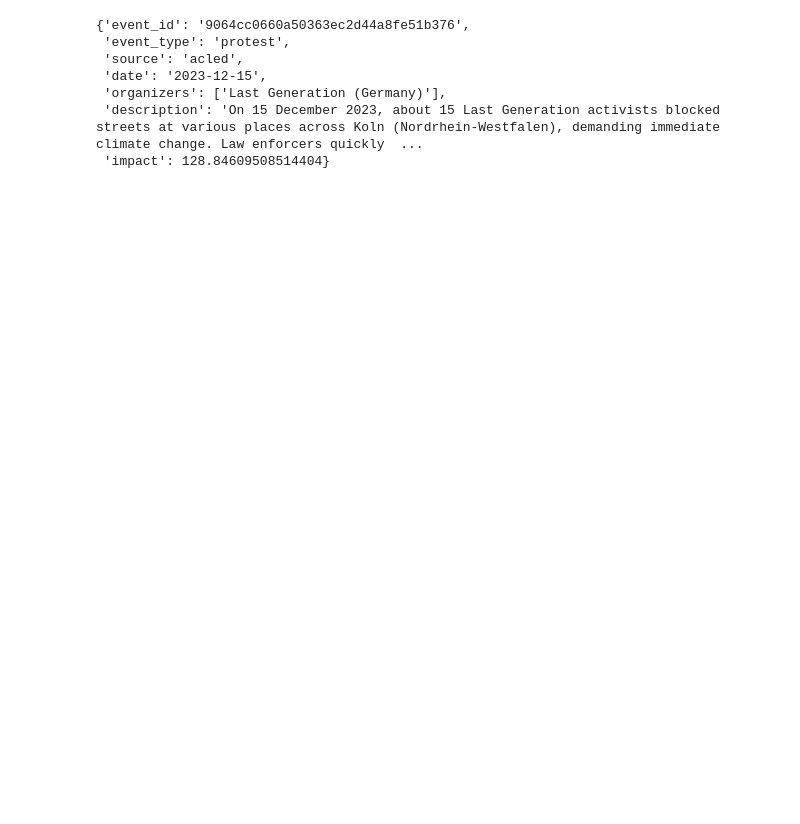
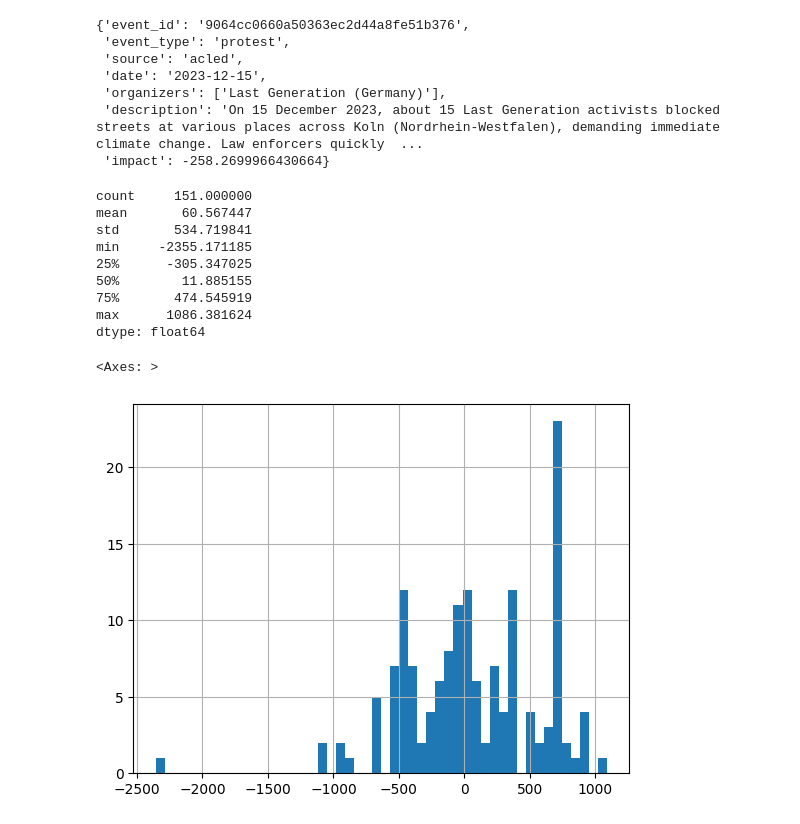
Before and after one commit to SocialChangeLab/media-impact-monitor, a Jupyter notebook: notebooks/2024-04-12-david-impact-api.ipynb, the cells around one changed output. Cells and saved outputs as stored; diff of their text form; code cells hidden in the pictures; blank space fills up the shorter version.

```diff
--- a/notebooks/2024-04-12-david-impact-api.ipynb
+++ b/notebooks/2024-04-12-david-impact-api.ipynb
@@ -8,7 +8,7 @@ res = requests.post(
         "event_type": "protest",
         "source": "acled",
         "topic": "climate_change",
-        "start_date": "2023-02-01",
+        "start_date": "2023-07-01",
         "end_date": "2023-12-31",
         "organizers": ["Last Generation (Germany)"],
         "estimate_impact": "true",
@@ -25,7 +25,25 @@ events[0]
  'date': '2023-12-15',
  'organizers': ['Last Generation (Germany)'],
  'description': 'On 15 December 2023, about 15 Last Generation activists blocked streets at various places across Koln (Nordrhein-Westfalen), demanding immediate climate change. Law enforcers quickly  ...
- 'impact': 128.84609508514404}
+ 'impact': -258.2699966430664}
+# %%
+import pandas as pd
+
+impacts_ = pd.Series([event["impact"] for event in events])
+print(impacts_.describe())
+impacts_.hist(bins=50)
+# %% [output]
+count     151.000000
+mean       60.567447
+std       534.719841
+min     -2355.171185
+25%      -305.347025
+50%        11.885155
+75%       474.545919
+max      1086.381624
+dtype: float64
+<Axes: >
+[figure, added]
 # %%
 res = requests.post(
     # "https://api.dev.mediaimpactmonitor.app/impact",
```
Also changed, not shown: parts of 3 cells of this notebook, 4 other files.
